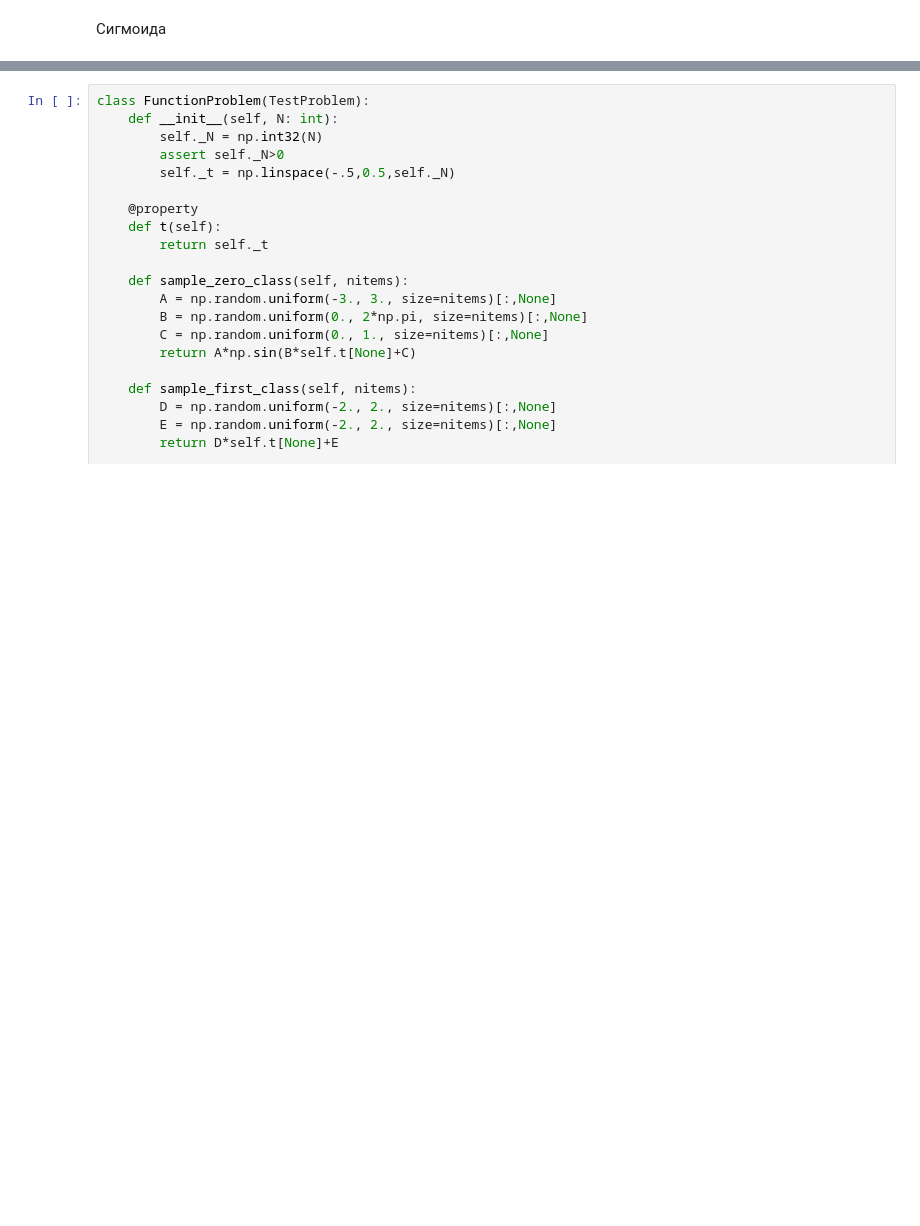
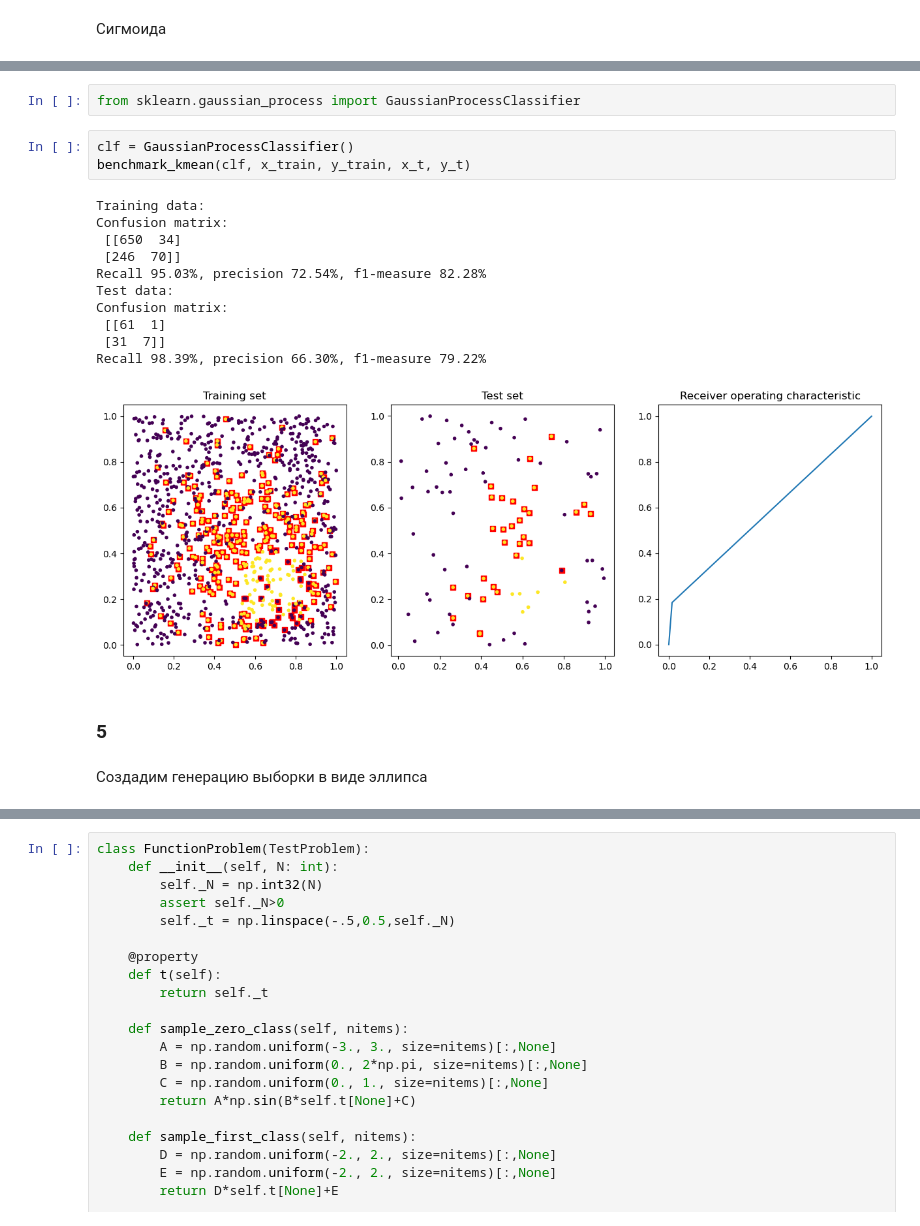
Before and after one commit to EHAT32/mlInPhysics, a Jupyter notebook: lab2.ipynb, the cells around one changed output, grey strips where cells are left out. Drawn from its saved outputs; the diff is of its cells as text; blank space fills up the shorter version.

```diff
--- a/lab2.ipynb
+++ b/lab2.ipynb
@@ -342,0 +418,21 @@ Recall 88.41%, precision 67.03%, f1-measure 76.25%
+# %%
+from sklearn.gaussian_process import GaussianProcessClassifier
+# %%
+clf = GaussianProcessClassifier()
+benchmark_kmean(clf, x_train, y_train, x_t, y_t)
+# %% [output]
+Training data:
+Confusion matrix:
+ [[650  34]
+ [246  70]]
+Recall 95.03%, precision 72.54%, f1-measure 82.28%
+Test data:
+Confusion matrix:
+ [[61  1]
+ [31  7]]
+Recall 98.39%, precision 66.30%, f1-measure 79.22%
+[figure, added]
+# %% [markdown]
+### 5
+# %% [markdown]
+Создадим генерацию выборки в виде эллипса
```
Also changed, not shown: parts of 17 cells of this notebook.
